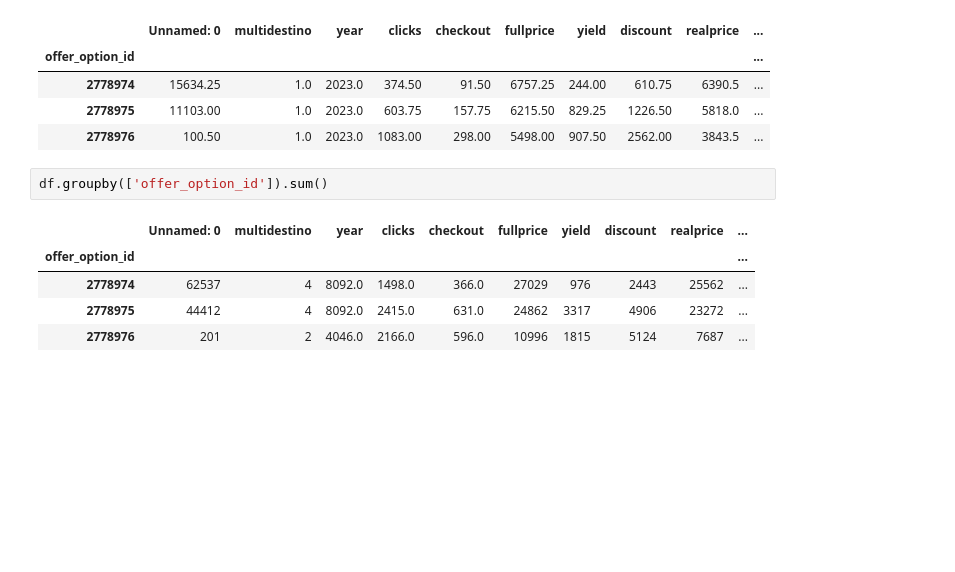
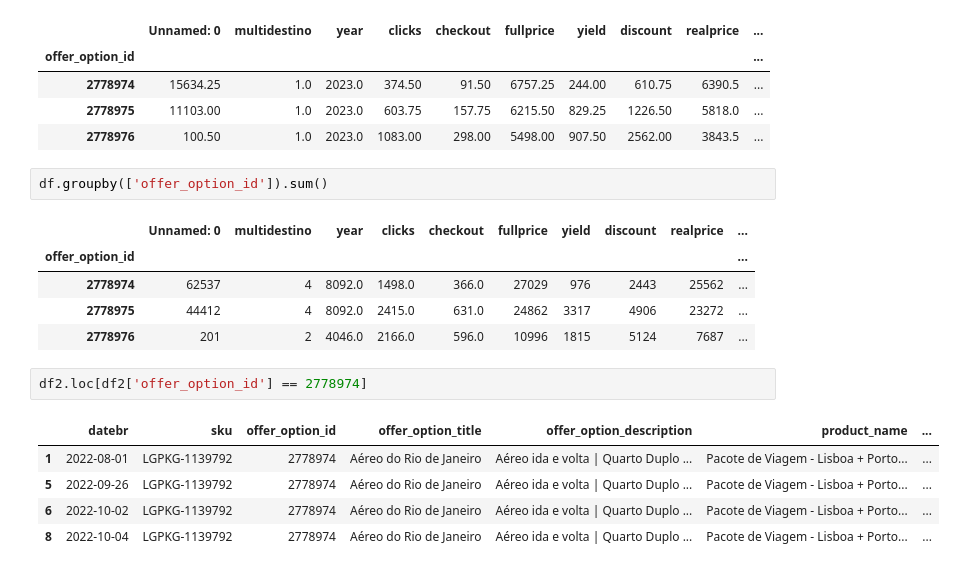
Before and after one commit to drica-monteiro/my_repository, a Jupyter notebook: teste.ipynb, the cells around one changed output. Drawn from its saved outputs; the diff is of its cells as text; blank space fills up the shorter version.

```diff
--- a/teste.ipynb
+++ b/teste.ipynb
@@ -298,3 +339,11 @@ df.groupby(['offer_option_id']).sum()
 | 2778974 | 62537 | 4 | 8092.0 | 1498.0 | 366.0 | 27029 | 976 | 2443 | 25562 | ... |
 | 2778975 | 44412 | 4 | 8092.0 | 2415.0 | 631.0 | 24862 | 3317 | 4906 | 23272 | ... |
 | 2778976 | 201 | 2 | 4046.0 | 2166.0 | 596.0 | 10996 | 1815 | 5124 | 7687 | ... |
+# %%
+df2.loc[df2['offer_option_id'] == 2778974]
+# %% [output]
+|  | datebr | sku | offer_option_id | offer_option_title | offer_option_description | product_name | ... |
+| 1 | 2022-08-01 | LGPKG-1139792 | 2778974 | Aéreo do Rio de Janeiro | Aéreo ida e volta | Quarto Duplo ... | Pacote de Viagem - Lisboa + Porto... | ... |
+| 5 | 2022-09-26 | LGPKG-1139792 | 2778974 | Aéreo do Rio de Janeiro | Aéreo ida e volta | Quarto Duplo ... | Pacote de Viagem - Lisboa + Porto... | ... |
+| 6 | 2022-10-02 | LGPKG-1139792 | 2778974 | Aéreo do Rio de Janeiro | Aéreo ida e volta | Quarto Duplo ... | Pacote de Viagem - Lisboa + Porto... | ... |
+| 8 | 2022-10-04 | LGPKG-1139792 | 2778974 | Aéreo do Rio de Janeiro | Aéreo ida e volta | Quarto Duplo ... | Pacote de Viagem - Lisboa + Porto... | ... |
```
Also changed, not shown: parts of 25 cells of this notebook.
